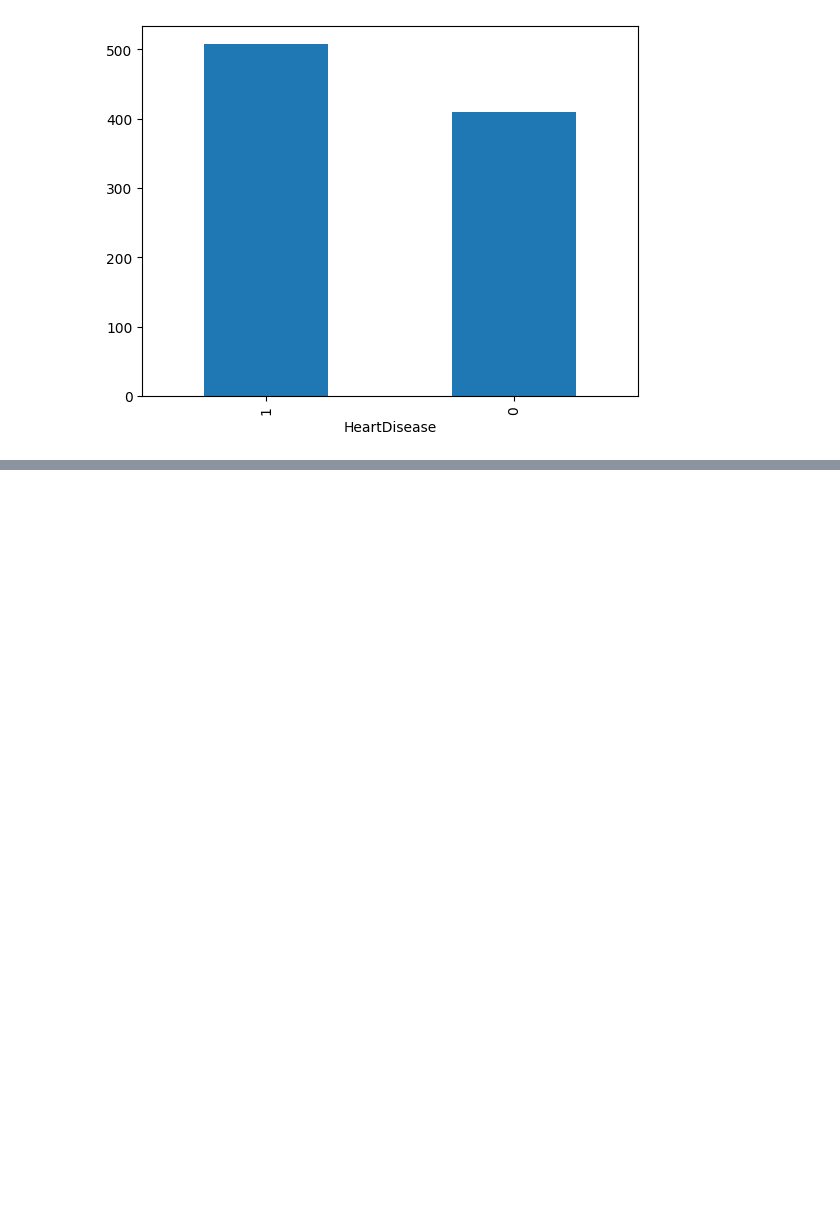
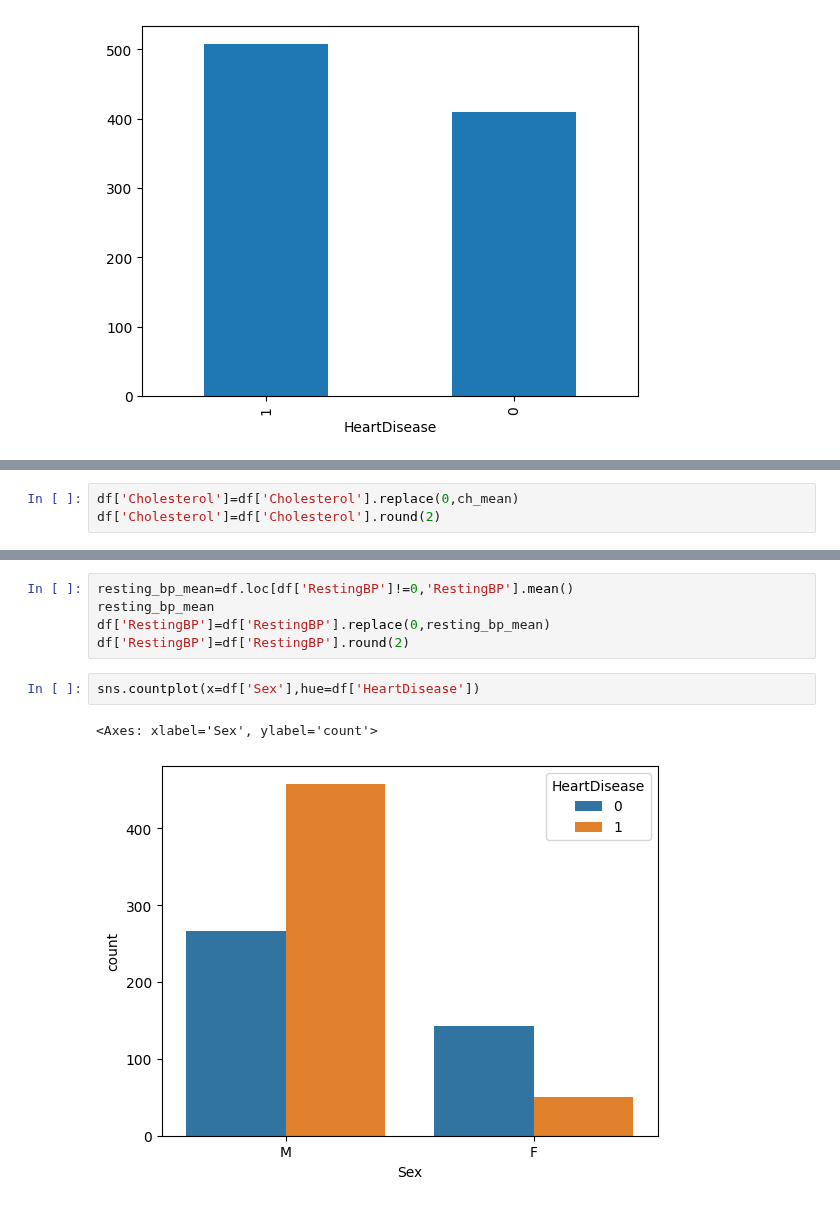
Before and after one commit to chaudary27/heart_attack_prediction, a Jupyter notebook: prediction.ipynb, the cells around one changed output, grey strips where cells are left out. Cells and saved outputs as stored; diff of their text form; blank space fills up the shorter version.

```diff
--- a/prediction.ipynb
+++ b/prediction.ipynb
@@ -73,0 +139,3 @@ df['HeartDisease'].value_counts().plot(kind='bar')
+# %%
+df['Cholesterol']=df['Cholesterol'].replace(0,ch_mean)
+df['Cholesterol']=df['Cholesterol'].round(2)
@@ -73,0 +150,10 @@ df['HeartDisease'].value_counts().plot(kind='bar')
+# %%
+resting_bp_mean=df.loc[df['RestingBP']!=0,'RestingBP'].mean()
+resting_bp_mean
+df['RestingBP']=df['RestingBP'].replace(0,resting_bp_mean)
+df['RestingBP']=df['RestingBP'].round(2)
+# %%
+sns.countplot(x=df['Sex'],hue=df['HeartDisease'])
+# %% [output]
+<Axes: xlabel='Sex', ylabel='count'>
+[figure, added]
```
Also changed, not shown: parts of 14 cells of this notebook.
